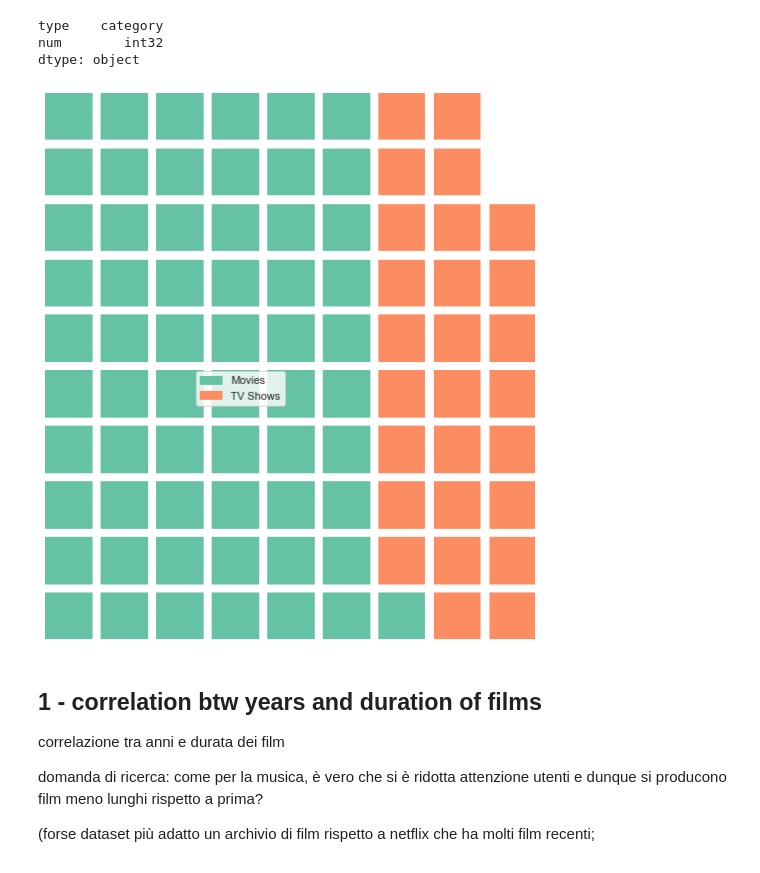
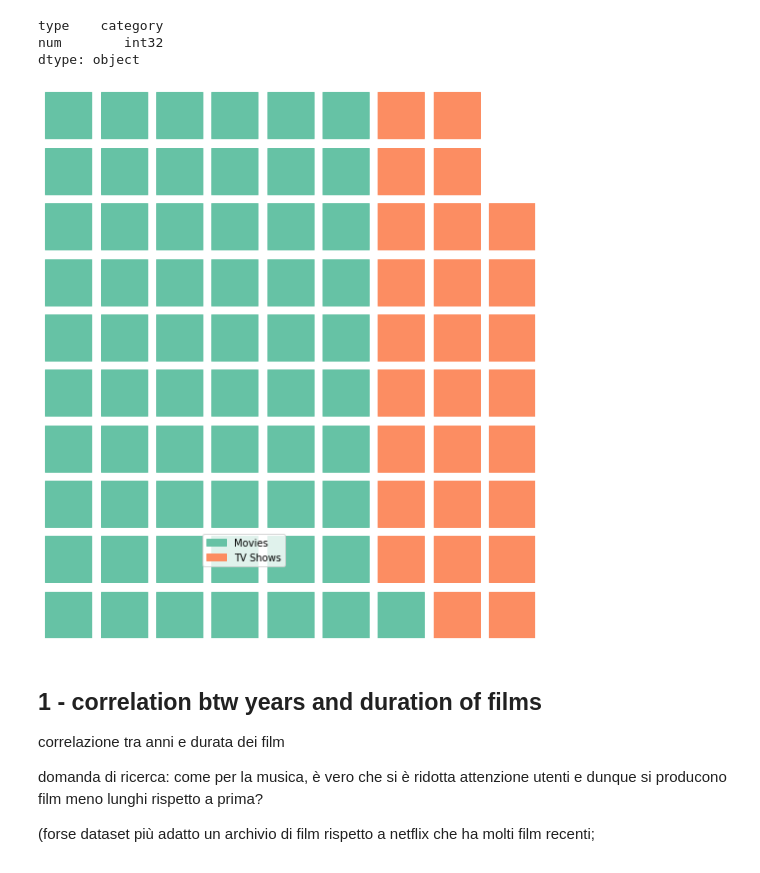
Before and after one commit to Blowdire/DataVisualizationProject, a Jupyter notebook: Progetto/progetto-netflix.ipynb, the cells around one changed output. Cells and saved outputs as stored; diff of their text form; code cells hidden in the pictures.

```diff
--- a/Progetto/progetto-netflix.ipynb
+++ b/Progetto/progetto-netflix.ipynb
@@ -404,14 +404,14 @@ from pywaffle import Waffle
 # %%
 fig = plt.figure(
     FigureClass=Waffle,
     rows=10,
     values=list(df_FvsS.num/100),
     labels=list(df_FvsS.type),
     figsize=(12, 8),
-    legend={'bbox_to_anchor': (0.5, 0.5) }
+    legend={'bbox_to_anchor': (0.5, 0.2) }
 )
 # %% [output]
-[figure, old version]
+[figure, new version]
 # %% [markdown]
 ## 1 - correlation btw years and duration of films
 
```
Also changed, not shown: parts of 17 cells of this notebook, 1 other file.
